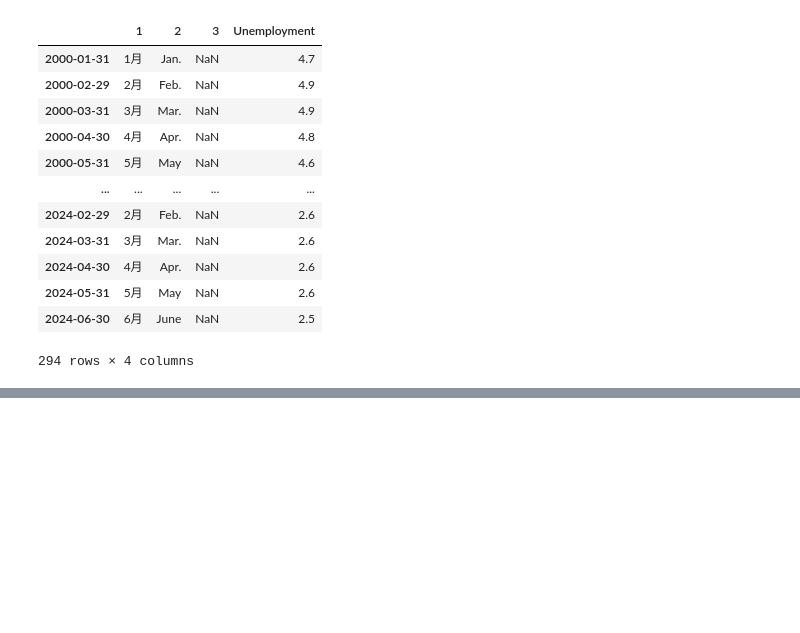
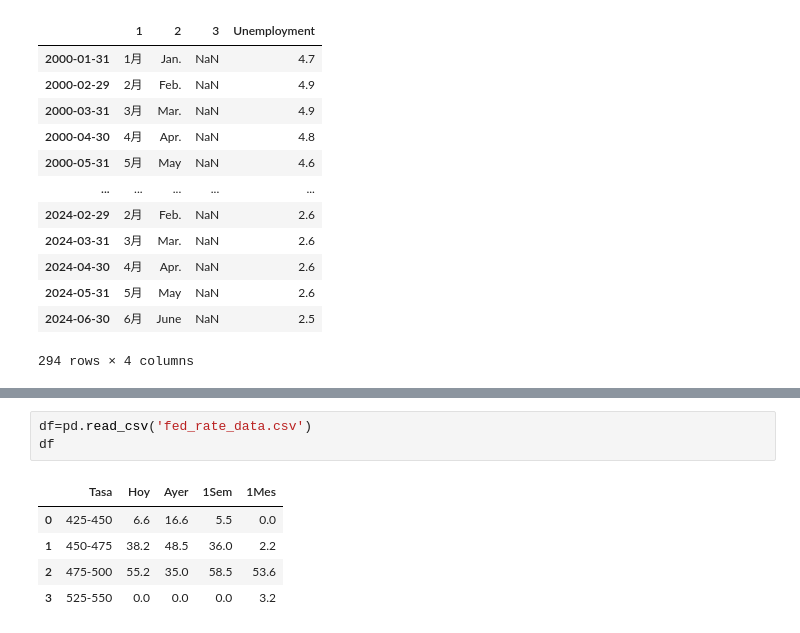
Before and after one commit to FedericoBohl/DatArg-2.0, a Jupyter notebook: __Test__.ipynb, the cells around one changed output, grey strips where cells are left out. Cells and saved outputs as stored; diff of their text form; blank space fills up the shorter version.

Commit message:
add-data loaded externaly

```diff
--- a/__Test__.ipynb
+++ b/__Test__.ipynb
@@ -1578,0 +1775,9 @@ Cannot parse header or footer so it will be ignored
+# %%
+df=pd.read_csv('fed_rate_data.csv')
+df
+# %% [output]
+|  | Tasa | Hoy | Ayer | 1Sem | 1Mes |
+| 0 | 425-450 | 6.6 | 16.6 | 5.5 | 0.0 |
+| 1 | 450-475 | 38.2 | 48.5 | 36.0 | 2.2 |
+| 2 | 475-500 | 55.2 | 35.0 | 58.5 | 53.6 |
+| 3 | 525-550 | 0.0 | 0.0 | 0.0 | 3.2 |
```
Also changed, not shown: parts of 18 cells of this notebook, 4 other files.
